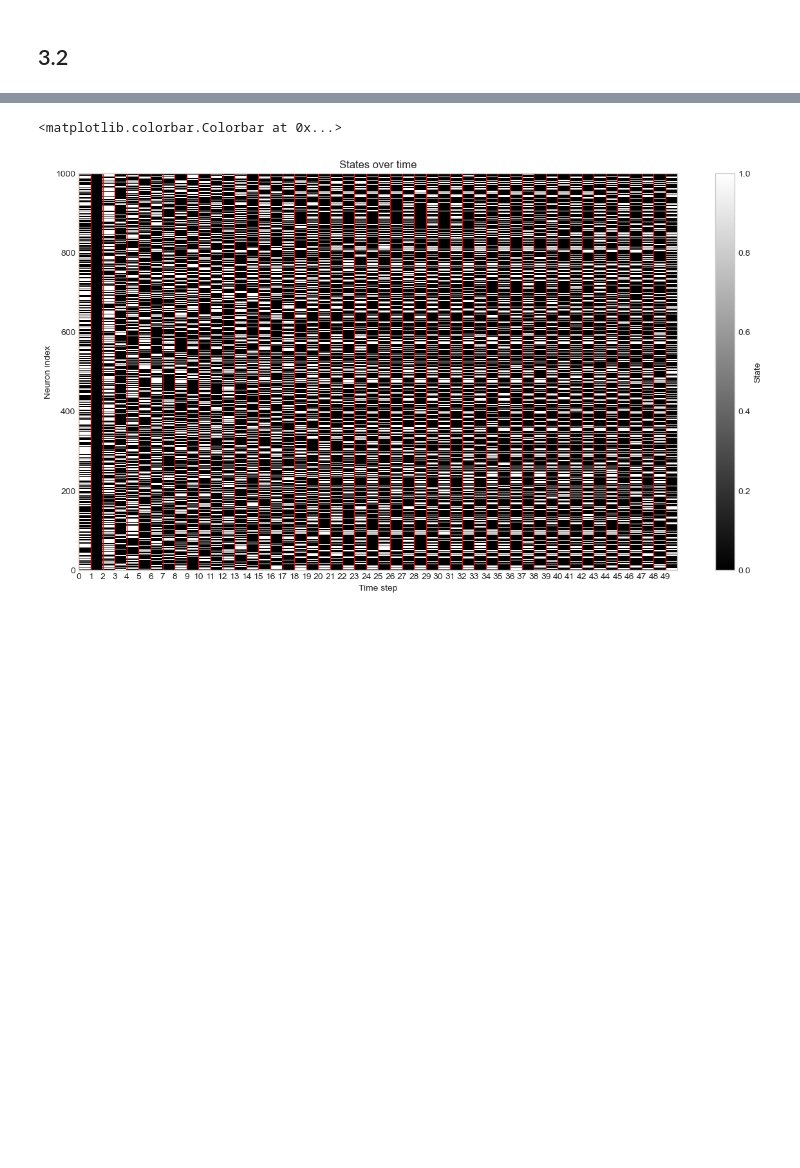
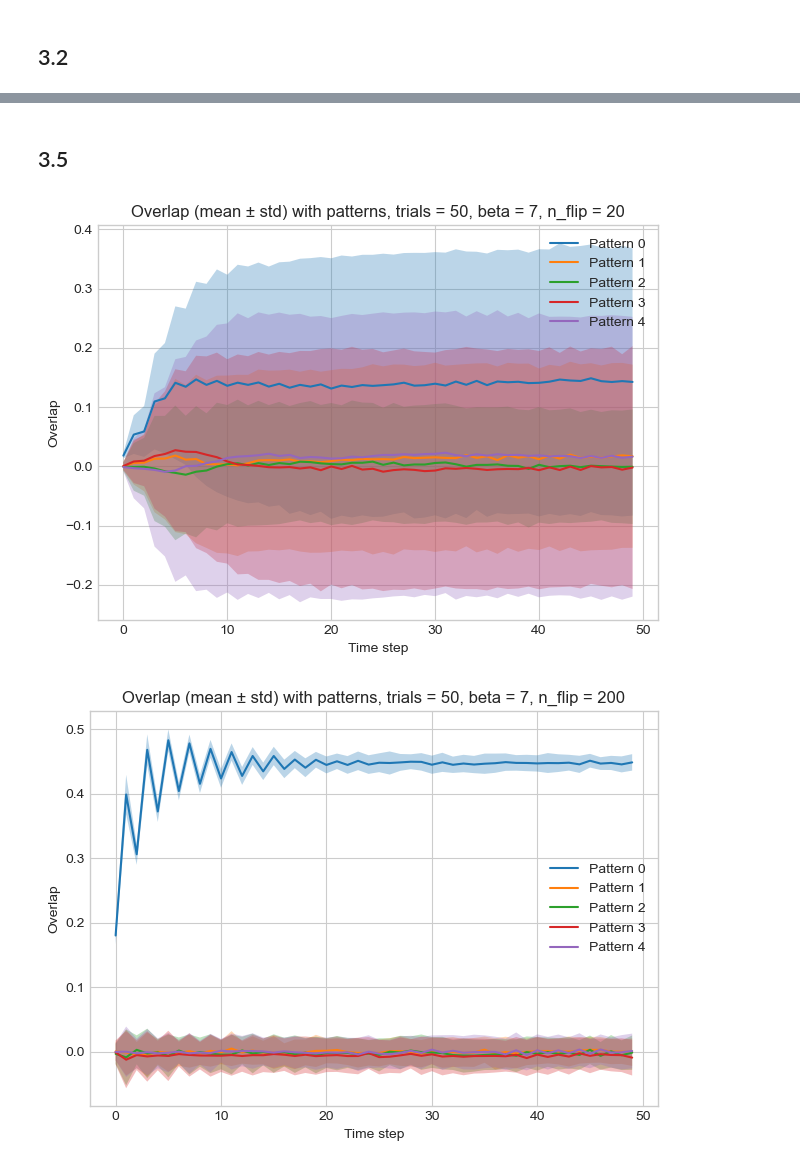
Before and after one commit to seb2o/Biological-Hopfield-Model, a Jupyter notebook: ex3_seb.ipynb, the cells around one changed output, grey strips where cells are left out. Drawn from its saved outputs; the diff is of its cells as text; code cells hidden in the pictures; blank space fills up the shorter version.

```diff
--- a/ex3_seb.ipynb
+++ b/ex3_seb.ipynb
@@ -177,14 +176,53 @@ plt.legend()
-# %%
-
-plt.figure(figsize=(15, 8))
-plt.imshow(states, aspect='auto', cmap='gray', extent=[0, states.shape[1], 0, states.shape[0]], interpolation='nearest')
-plt.xticks(np.arange(states.shape[1]))
-plt.grid(False)
-plt.grid(which='major', axis='x', linestyle='-', linewidth=1, color='red')
-plt.title('States over time')
-plt.xlabel('Time step')
-plt.ylabel('Neuron index')
-plt.colorbar(label='State')
-# %% [output]
-<matplotlib.colorbar.Colorbar at 0x...>
-[figure, removed]
+# %% [markdown]
+## 3.5
+# %%
+NETWORK_DIM = 1000
+N_PATTERNS = 5
+T = 50
+BETA = 7
+N_FLIPS = [20, 200, 400]
+N_TRIALS = 50  # Number of trials per n_flip condition
+
+for n_flip in N_FLIPS:
+    trial_overlaps = []
+
+    for _ in range(N_TRIALS):
+        patterns = utils.get_n_binary_patterns(n_patterns=N_PATTERNS, pattern_dim=NETWORK_DIM)
+        weights = utils.get_weights(patterns)
+
+        cs = patterns[0].copy()
+        indices = np.random.choice(NETWORK_DIM, n_flip, replace=False)
+        cs = (cs + 1) / 2
+        cs[indices] = -cs[indices]
+
+        overlaps = []
+        for t in range(T):
+            cs = utils.compute_next_state_stochastic_refractory(cs, weights, BETA)
+            overlaps_t = [utils.overlap_stochastic(cs, patterns[i]) for i in range(len(patterns))]
+            overlaps.append(overlaps_t)
+
+        trial_overlaps.append(overlaps)
+
+    trial_overlaps = np.array(trial_overlaps)  # Shape: (n_trials, T, N_PATTERNS)
+    mean_overlaps = trial_overlaps.mean(axis=0).T  # Shape: (N_PATTERNS, T)
+    std_overlaps = trial_overlaps.std(axis=0).T   # Shape: (N_PATTERNS, T)
+
+    plt.figure()
+    for i in range(N_PATTERNS):
+        plt.plot(mean_overlaps[i], label=f'Pattern {i}')
+        plt.fill_between(
+            range(T),
+            mean_overlaps[i] - std_overlaps[i],
+            mean_overlaps[i] + std_overlaps[i],
+            alpha=0.3
+        )
+
+    plt.title(f'Overlap (mean ± std) with patterns, trials = {N_TRIALS}, beta = {BETA}, n_flip = {n_flip}')
+    plt.xlabel('Time step')
+    plt.ylabel('Overlap')
+    plt.legend()
+    plt.tight_layout()
+    plt.show()
+# %% [output]
+[figure, added]
+[figure, added]
```
Also changed, not shown: parts of 15 cells of this notebook.
